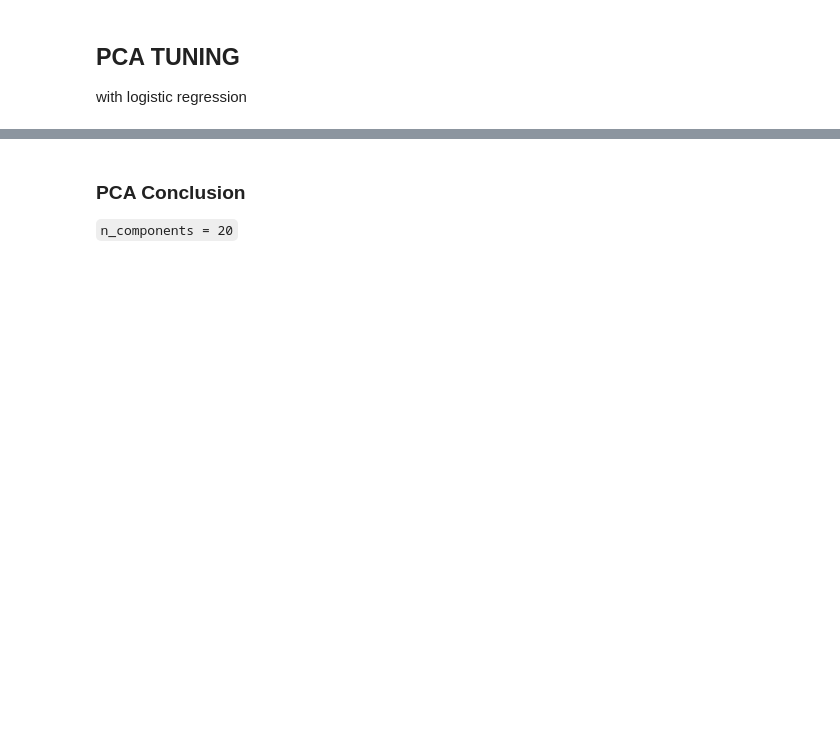
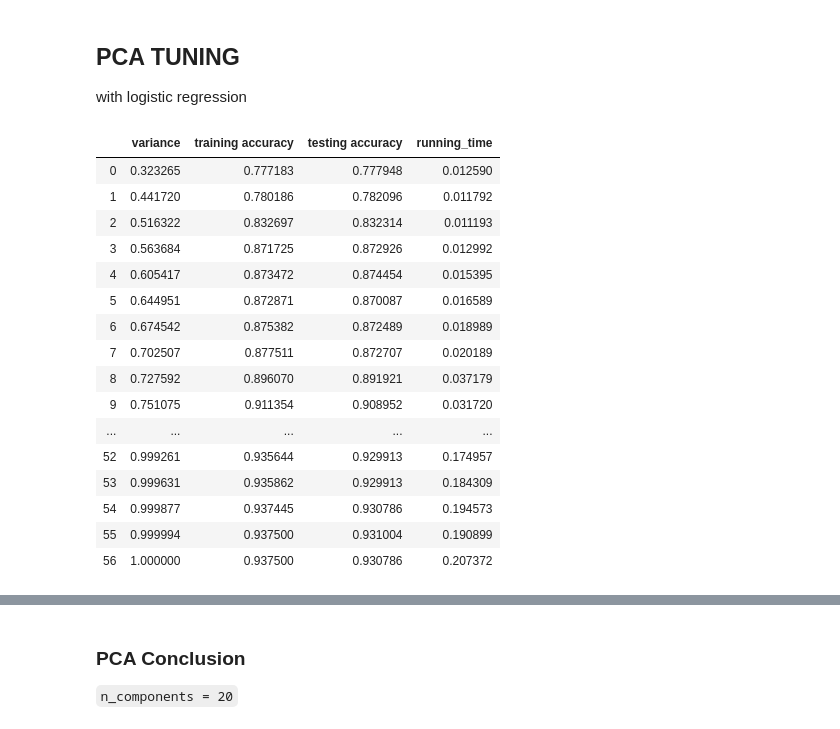
Before and after one commit to zkgz/skripsi, a Jupyter notebook: spambase.ipynb, the cells around one changed output, grey strips where cells are left out. Cells and saved outputs as stored; diff of their text form; code cells hidden in the pictures; blank space fills up the shorter version.

```diff
--- a/spambase.ipynb
+++ b/spambase.ipynb
@@ -168,3 +168,15 @@ sns.distplot(df['capital_run_length_total'], ax=axes[2])
 # %% [output]
 <matplotlib.axes._subplots.AxesSubplot at 0x...>
 [figure]
+# %%
+p_test = pd.DataFrame(columns=['name', 'p-value'])
+p_values = []
+p_names = []
+for column in df:
+   stat, p = stats.shapiro(df[column])
+   p_names.append(column)
+   p_values.append(p)
+
+for i in range(len(p_values)):
+    p_test.loc[i] = [p_names[i]] + [p_values[i]]
+p_test
@@ -269,6 +318,31 @@ time1 = time.time()
 logreg.fit(X_train, y_train)
 y_pred = logreg.predict(X_test)
 time2 = time.time()
+# %%
+lamp = pd.DataFrame(columns=["variance", "training accuracy", "testing accuracy", "running_time"])
+
+
+for i in range(len(train_acc_score_)):
+    lamp.loc[i] = [np.cumsum(pca.explained_variance_ratio_)[i]] + [train_acc_score_[i]] + [acc_score_[i]] + [time_score_[i]]
+lamp
+# %% [output]
+|  | variance | training accuracy | testing accuracy | running_time |
+| 0 | 0.323265 | 0.777183 | 0.777948 | 0.012590 |
+| 1 | 0.441720 | 0.780186 | 0.782096 | 0.011792 |
+| 2 | 0.516322 | 0.832697 | 0.832314 | 0.011193 |
+| 3 | 0.563684 | 0.871725 | 0.872926 | 0.012992 |
+| 4 | 0.605417 | 0.873472 | 0.874454 | 0.015395 |
+| 5 | 0.644951 | 0.872871 | 0.870087 | 0.016589 |
+| 6 | 0.674542 | 0.875382 | 0.872489 | 0.018989 |
+| 7 | 0.702507 | 0.877511 | 0.872707 | 0.020189 |
+| 8 | 0.727592 | 0.896070 | 0.891921 | 0.037179 |
+| 9 | 0.751075 | 0.911354 | 0.908952 | 0.031720 |
+| ... | ... | ... | ... | ... |
+| 52 | 0.999261 | 0.935644 | 0.929913 | 0.174957 |
+| 53 | 0.999631 | 0.935862 | 0.929913 | 0.184309 |
+| 54 | 0.999877 | 0.937445 | 0.930786 | 0.194573 |
+| 55 | 0.999994 | 0.937500 | 0.931004 | 0.190899 |
+| 56 | 1.000000 | 0.937500 | 0.930786 | 0.207372 |
 # %%
 f, ax = plt.subplots(2,1, figsize=(15,30))
 
```
Also changed, not shown: parts of 6 cells of this notebook, 5 other files.
